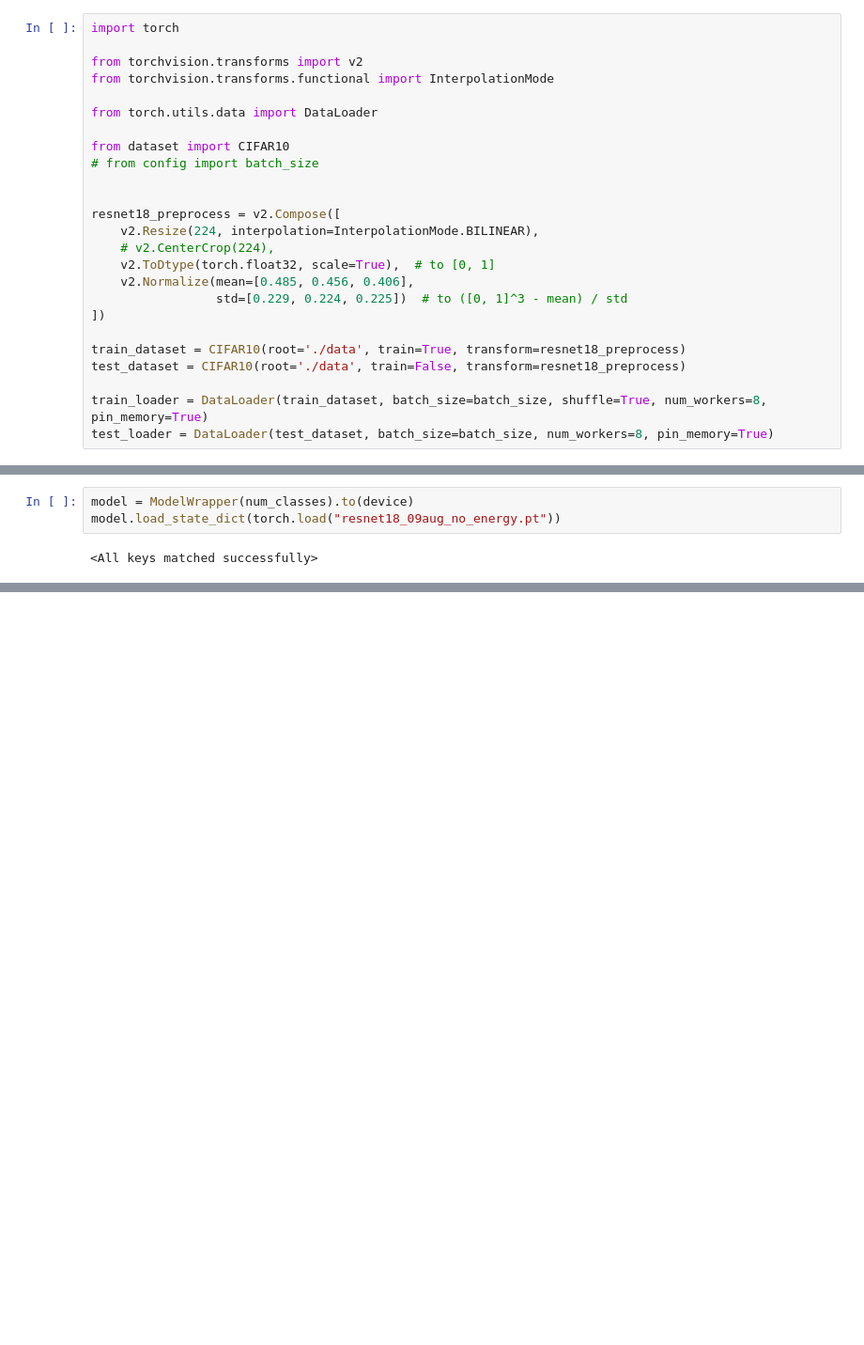
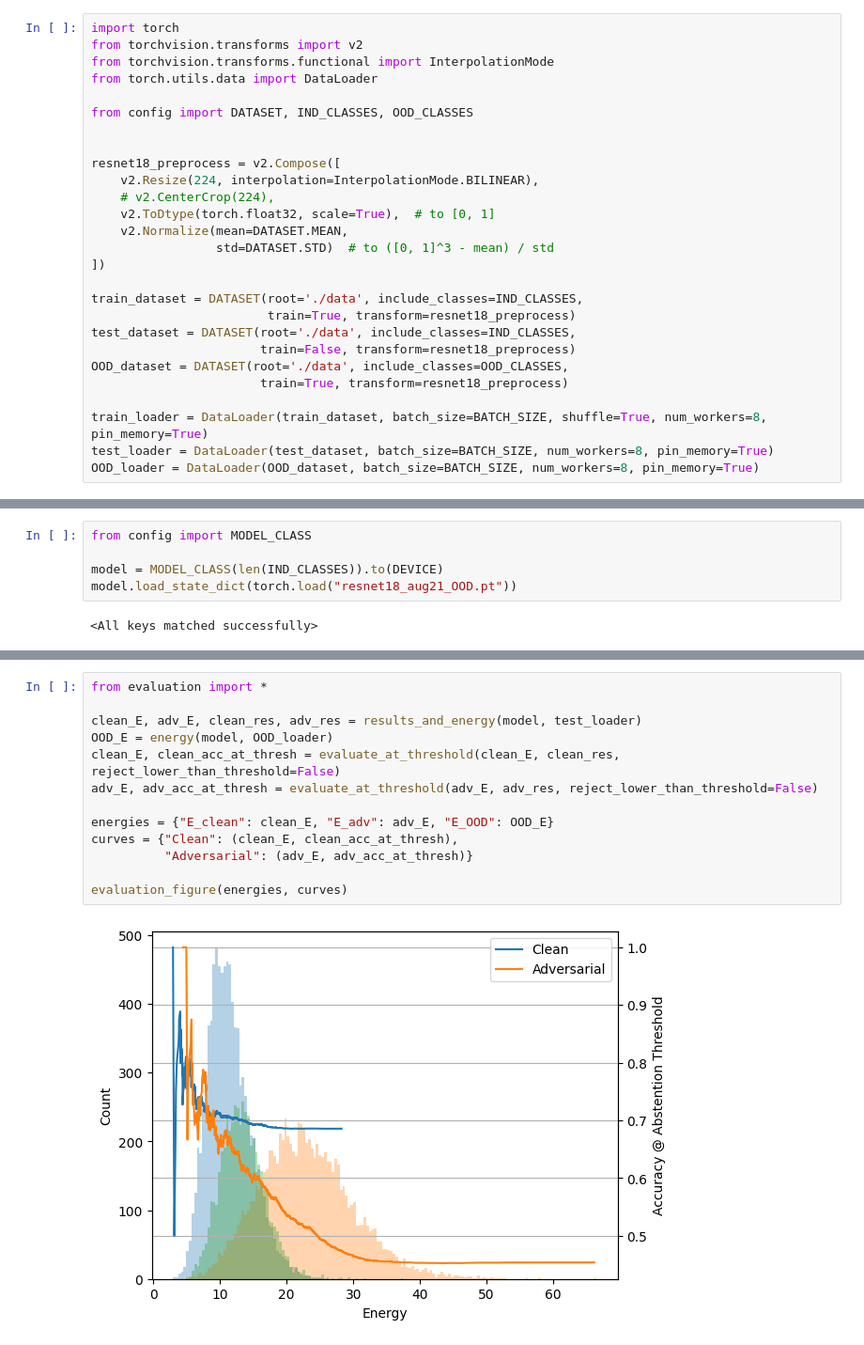
Before and after one commit to ArtMGreen/manifold-projection-layer, a Jupyter notebook: experiments.ipynb, the cells around one changed output, grey strips where cells are left out. Shown at 94% size. Saved outputs shown, nothing was run; the diff lists cells and outputs as text; blank space fills up the shorter version.

```diff
--- a/experiments.ipynb
+++ b/experiments.ipynb
@@ -43,26 +4,28 @@ CIFAR-10 images already extracted: 50000 train, 10000 test images found.
 ## `torch` dataset and loader formation
 # %%
 import torch
-
 from torchvision.transforms import v2
 from torchvision.transforms.functional import InterpolationMode
-
 from torch.utils.data import DataLoader
 
-from dataset import CIFAR10
-# from config import batch_size
+from config import DATASET, IND_CLASSES, OOD_CLASSES
 
 
 resnet18_preprocess = v2.Compose([
     v2.Resize(224, interpolation=InterpolationMode.BILINEAR),
     # v2.CenterCrop(224),
     v2.ToDtype(torch.float32, scale=True),  # to [0, 1]
-    v2.Normalize(mean=[0.485, 0.456, 0.406],
-                 std=[0.229, 0.224, 0.225])  # to ([0, 1]^3 - mean) / std
+    v2.Normalize(mean=DATASET.MEAN,
+                 std=DATASET.STD)  # to ([0, 1]^3 - mean) / std
 ])
 
-train_dataset = CIFAR10(root='./data', train=True, transform=resnet18_preprocess)
-test_dataset = CIFAR10(root='./data', train=False, transform=resnet18_preprocess)
+train_dataset = DATASET(root='./data', include_classes=IND_CLASSES,
+                        train=True, transform=resnet18_preprocess)
+test_dataset = DATASET(root='./data', include_classes=IND_CLASSES,
+                       train=False, transform=resnet18_preprocess)
+OOD_dataset = DATASET(root='./data', include_classes=OOD_CLASSES,
+                       train=True, transform=resnet18_preprocess)
 
-train_loader = DataLoader(train_dataset, batch_size=batch_size, shuffle=True, num_workers=8, pin_memory=True)
-test_loader = DataLoader(test_dataset, batch_size=batch_size, num_workers=8, pin_memory=True)
+train_loader = DataLoader(train_dataset, batch_size=BATCH_SIZE, shuffle=True, num_workers=8, pin_memory=True)
+test_loader = DataLoader(test_dataset, batch_size=BATCH_SIZE, num_workers=8, pin_memory=True)
+OOD_loader = DataLoader(OOD_dataset, batch_size=BATCH_SIZE, num_workers=8, pin_memory=True)
@@ -210,7 +157,9 @@ torch.save(model.state_dict(), "resnet18_10aug_high_energy_no_adv.pt")
 # %% [markdown]
 ## Evaluation
 # %%
-model = ModelWrapper(num_classes).to(device)
-model.load_state_dict(torch.load("resnet18_09aug_no_energy.pt"))
+from config import MODEL_CLASS
+
+model = MODEL_CLASS(len(IND_CLASSES)).to(DEVICE)
+model.load_state_dict(torch.load("resnet18_aug21_OOD.pt"))
 # %% [output]
 <All keys matched successfully>
@@ -334,0 +166,15 @@ energy_hist(E_clean, E_adv, 0, binwidth=None)
+# %%
+from evaluation import *
+
+clean_E, adv_E, clean_res, adv_res = results_and_energy(model, test_loader)
+OOD_E = energy(model, OOD_loader)
+clean_E, clean_acc_at_thresh = evaluate_at_threshold(clean_E, clean_res, reject_lower_than_threshold=False)
+adv_E, adv_acc_at_thresh = evaluate_at_threshold(adv_E, adv_res, reject_lower_than_threshold=False)
+
+energies = {"E_clean": clean_E, "E_adv": adv_E, "E_OOD": OOD_E}
+curves = {"Clean": (clean_E, clean_acc_at_thresh),
+          "Adversarial": (adv_E, adv_acc_at_thresh)}
+
+evaluation_figure(energies, curves)
+# %% [output]
+[figure, added]
```
Also changed, not shown: parts of 15 cells of this notebook, 1 other file.
